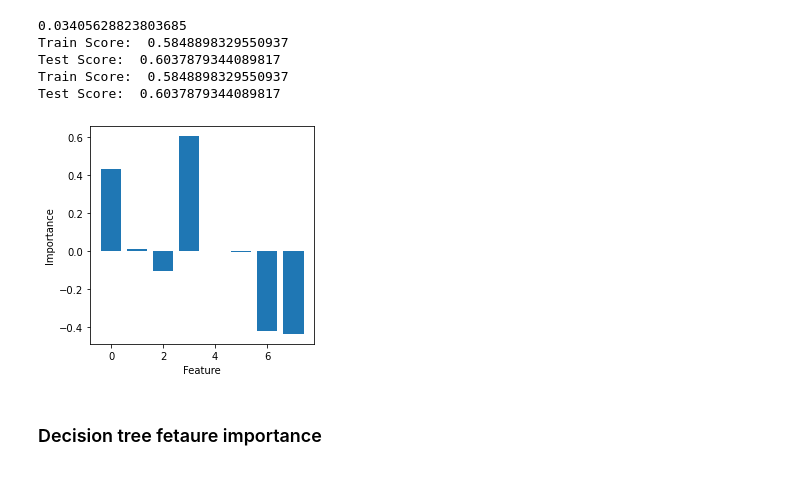
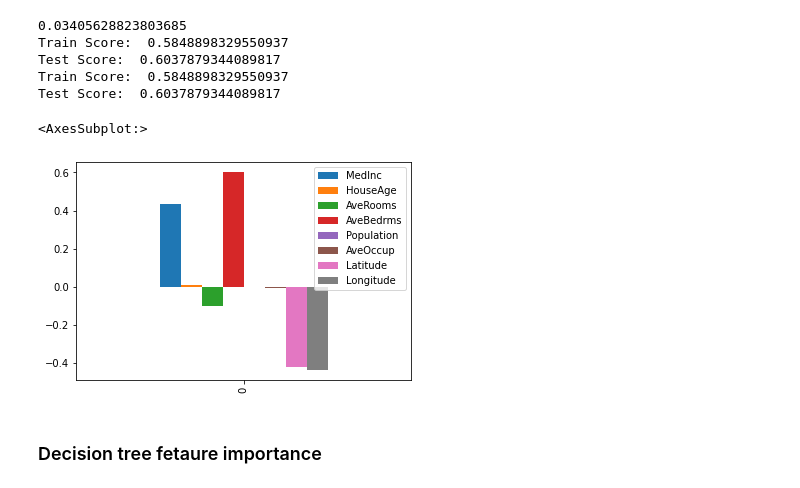
Before and after one commit to jasonmrimer/cse590-machine-learning, a Jupyter notebook: midterm/problem 3 regression.ipynb, the cells around one changed output. Cells and saved outputs as stored; diff of their text form; code cells hidden in the pictures.

```diff
--- a/midterm/problem 3 regression.ipynb
+++ b/midterm/problem 3 regression.ipynb
@@ -42,7 +42,6 @@ X_train, X_test, y_train, y_test = train_test_split(
     cal_housing['data'],
     cal_housing['target'],
     random_state=38,
-    test_size=0.5
 )
 
 print(len(X_train))
@@ -487,14 +546,22 @@ Test Score:  0.6037879344089817
 Train Score:  0.5848898329550937
 Test Score:  0.6037879344089817
 # %%
-fig, ax = plt.subplots()
-fig.set_figheight(4)
-fig.set_figwidth(4)
-plt.bar([x for x in range(len(lasso_coefficients))], lasso_coefficients)
-plt.xlabel('Feature')
-plt.ylabel('Importance')
-plt.show()
+# fig, ax = plt.subplots()
+# fig.set_figheight(4)
+# fig.set_figwidth(4)
+# plt.bar([x for x in range(len(lasso_coefficients))], lasso_coefficients)
+# plt.xlabel('Feature')
+# plt.ylabel('Importance')
+# plt.show()
+
+lasso_importance_frame = pd.DataFrame(
+    [lasso_coefficients],
+)
+lasso_importance_frame.transpose()
+lasso_importance_frame.columns = cal_housing.feature_names
+lasso_importance_frame.plot.bar()
 # %% [output]
+<AxesSubplot:>
-[figure, old version]
+[figure, new version]
 # %% [markdown]
 ### Decision tree fetaure importance
```
Also changed, not shown: parts of 14 cells of this notebook, 1 other file.
